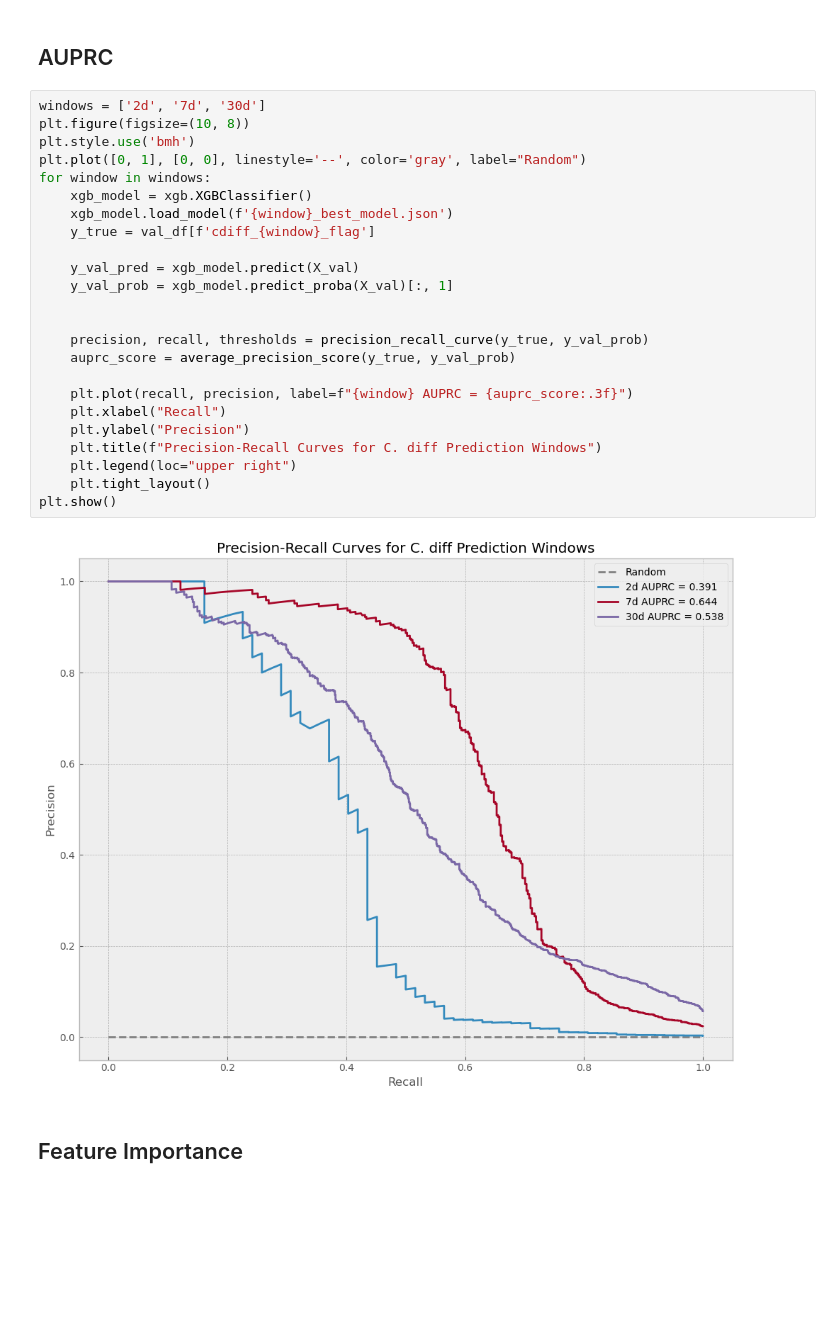
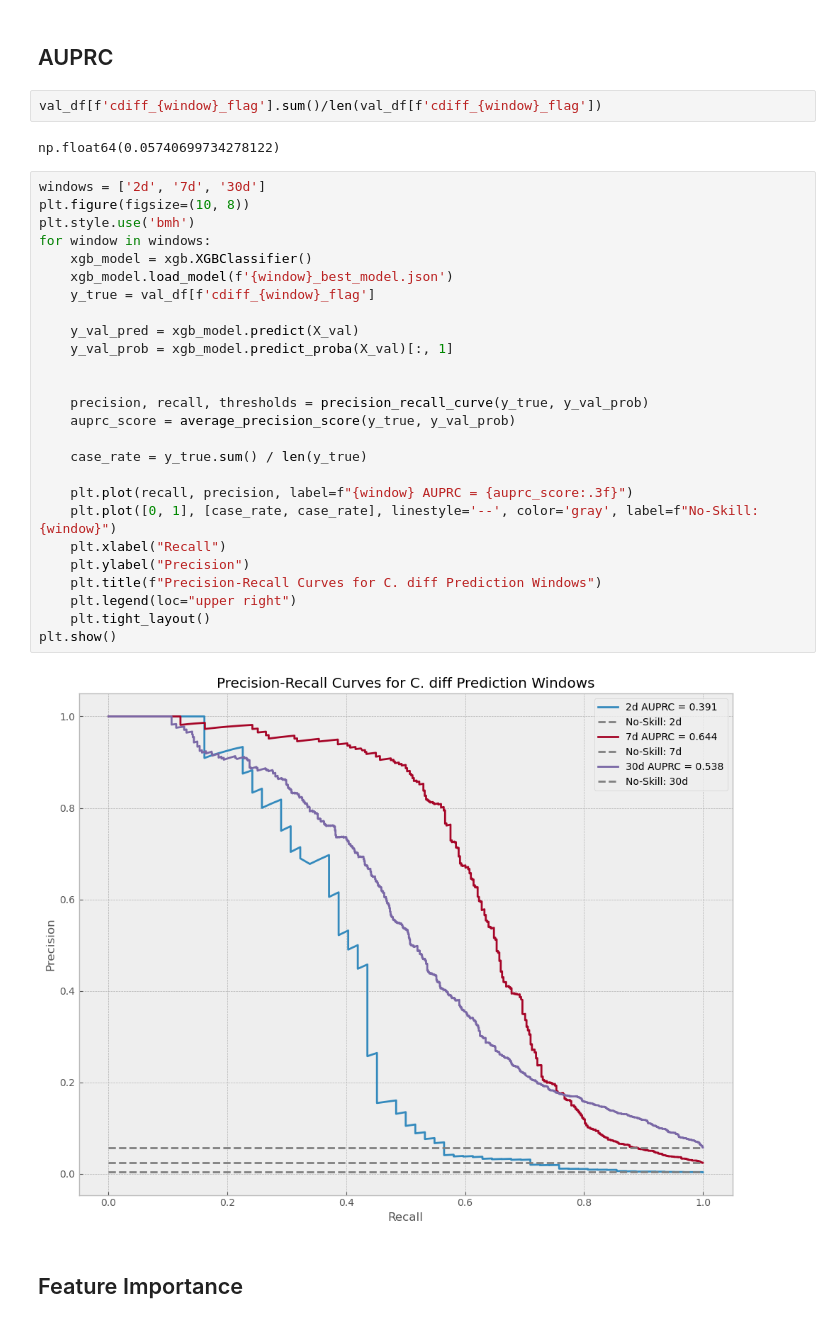
Before and after one commit to aszatrowski/predicting-cdiff, a Jupyter notebook: plot_customization.ipynb, the cells around one changed output. Saved outputs shown, nothing was run; the diff lists cells and outputs as text; blank space fills up the shorter version.

Commit message:
fix no-skill lines for AUPRC

```diff
--- a/plot_customization.ipynb
+++ b/plot_customization.ipynb
@@ -55,32 +55,38 @@ plt.show()
 [figure]
 # %% [markdown]
 ## AUPRC
+# %%
+val_df[f'cdiff_{window}_flag'].sum()/len(val_df[f'cdiff_{window}_flag'])
+# %% [output]
+np.float64(0.05740699734278122)
 # %%
 windows = ['2d', '7d', '30d']
 plt.figure(figsize=(10, 8))
 plt.style.use('bmh')
-plt.plot([0, 1], [0, 0], linestyle='--', color='gray', label="Random")
 for window in windows:
     xgb_model = xgb.XGBClassifier()
     xgb_model.load_model(f'{window}_best_model.json')
     y_true = val_df[f'cdiff_{window}_flag']
 
     y_val_pred = xgb_model.predict(X_val)
     y_val_prob = xgb_model.predict_proba(X_val)[:, 1]
 
 
     precision, recall, thresholds = precision_recall_curve(y_true, y_val_prob)
     auprc_score = average_precision_score(y_true, y_val_prob)
 
+    case_rate = y_true.sum() / len(y_true)
+
     plt.plot(recall, precision, label=f"{window} AUPRC = {auprc_score:.3f}")
+    plt.plot([0, 1], [case_rate, case_rate], linestyle='--', color='gray', label=f"No-Skill: {window}")
     plt.xlabel("Recall")
     plt.ylabel("Precision")
     plt.title(f"Precision-Recall Curves for C. diff Prediction Windows")
     plt.legend(loc="upper right")
     plt.tight_layout()
 plt.show()
 # %% [output]
-[figure, old version]
+[figure, new version]
 # %% [markdown]
 ## Feature Importance
 # %%
```
